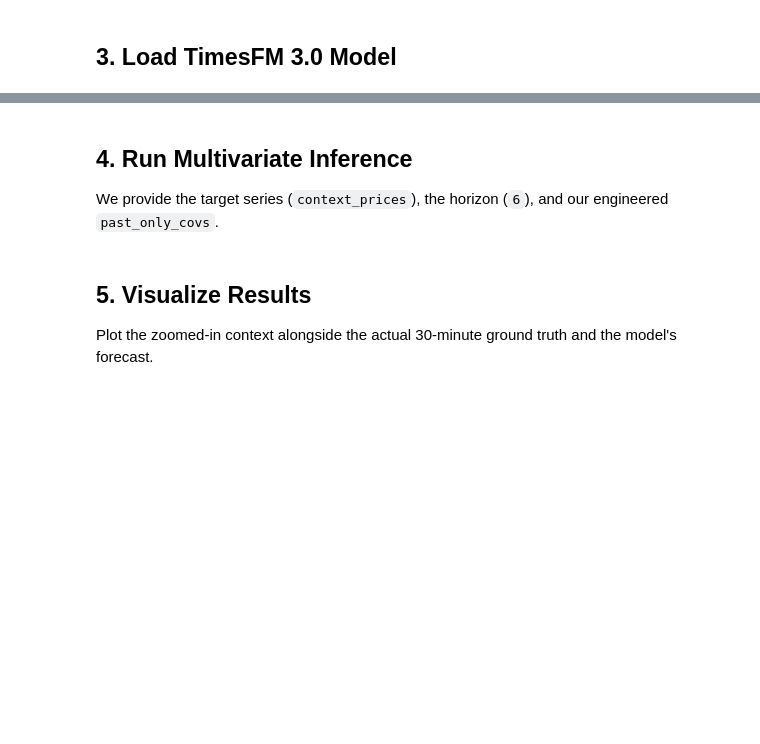
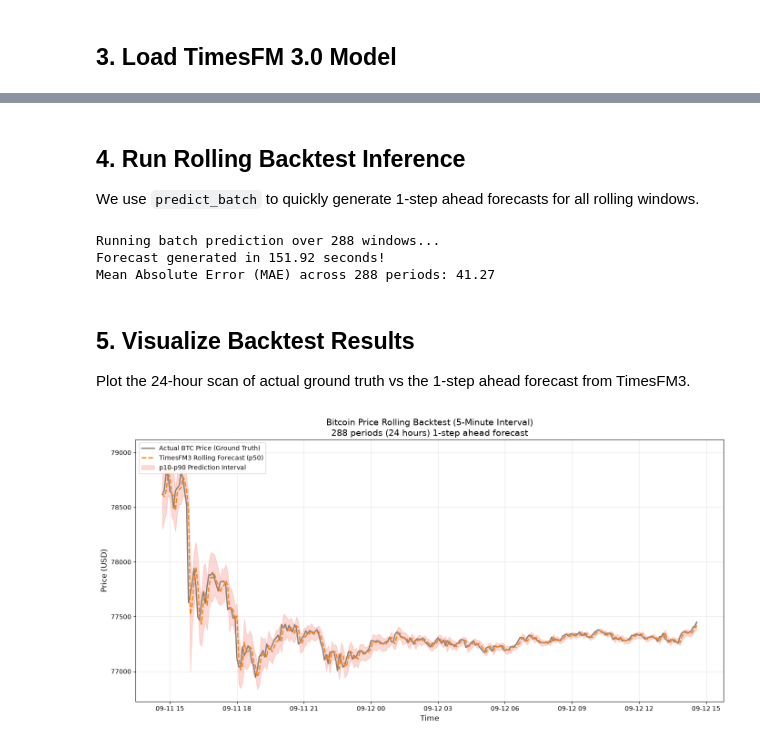
Before and after one commit to dskim10/timesfm, a Jupyter notebook: timesfm3-usage/notebooks/bitcoin_prediction_advanced_timesfm3.ipynb, the cells around one changed output, grey strips where cells are left out. Saved outputs shown, nothing was run; the diff lists cells and outputs as text; code cells hidden in the pictures; blank space fills up the shorter version.

Commit message:
feat: add rolling backtest workflow and fix index handling in bitcoin prediction notebook

```diff
--- a/timesfm3-usage/notebooks/bitcoin_prediction_advanced_timesfm3.ipynb
+++ b/timesfm3-usage/notebooks/bitcoin_prediction_advanced_timesfm3.ipynb
@@ -89,3 +118,0 @@ print(f"TimesFM3 loaded on device: {forecaster.device}")
-# %% [markdown]
-## 4. Run Multivariate Inference
-We provide the target series (`context_prices`), the horizon (`6`), and our engineered `past_only_covs`.
@@ -106,35 +119,57 @@ print(f"Mean Absolute Error (MAE): {mae:.2f}")
+# %% [markdown]
+## 4. Run Rolling Backtest Inference
+We use `predict_batch` to quickly generate 1-step ahead forecasts for all rolling windows.
+# %%
+import time
+
+print(f"Running batch prediction over {eval_len} windows...")
+t0 = time.time()
+results = list(forecaster.predict_batch(
+    contexts=contexts,
+    horizon=horizon_len,
+    past_only_covariates=covariates,
+    return_quantiles=True,
+))
+t1 = time.time()
+print(f"Forecast generated in {t1-t0:.2f} seconds!")
+
+point_forecasts = np.array([res.forecast[0] for res in results])
+p10_forecasts = np.array([res.quantiles[0, 0] if res.quantiles is not None else np.nan for res in results])
+p90_forecasts = np.array([res.quantiles[0, -1] if res.quantiles is not None else np.nan for res in results])
+ground_truths = np.array(ground_truths)
+
+# Calculate Error (MAE)
+mae = np.mean(np.abs(point_forecasts - ground_truths))
+print(f"Mean Absolute Error (MAE) across {eval_len} periods: {mae:.2f}")
+# %% [output]
+Running batch prediction over 288 windows...
+Forecast generated in 151.92 seconds!
+Mean Absolute Error (MAE) across 288 periods: 41.27
 # %% [markdown]
-## 5. Visualize Results
-Plot the zoomed-in context alongside the actual 30-minute ground truth and the model's forecast.
+## 5. Visualize Backtest Results
+Plot the 24-hour scan of actual ground truth vs the 1-step ahead forecast from TimesFM3.
 # %%
 plt.figure(figsize=(14, 7))
 
-# For visualization, only show the last 60 context points to clearly see the horizon
-vis_len = 60
+plt.plot(eval_dates, ground_truths, label="Actual BTC Price (Ground Truth)", color="gray", linewidth=2.0)
+plt.plot(eval_dates, point_forecasts, label="TimesFM3 Rolling Forecast (p50)", color="#ff7f0e", linestyle="--", linewidth=2.0)
 
-plt.plot(context_dates[-vis_len:], context_prices[-vis_len:], label="Context (Last 60 periods)", color="black", linewidth=1.5)
-
-# Plot the 30 minutes (6 periods) of actual ground truth
-plt.plot(gt_dates, ground_truth, label="Actual BTC Price (Ground Truth)", color="gray", linestyle="--", linewidth=2.0)
-
-# Plot the forecast median (point forecast)
-plt.plot(gt_dates, torch_out.forecast, label="TimesFM3 Forecast (p50)", color="#ff7f0e", linewidth=2.5)
-
-# Plot uncertainty intervals
-if torch_out.quantiles is not None:
+if not np.isnan(p10_forecasts).all():
     plt.fill_between(
-        gt_dates,
-        torch_out.quantiles[:, 0],   # usually p10
-        torch_out.quantiles[:, -1],  # usually p90
+        eval_dates,
+        p10_forecasts,
+        p90_forecasts,
         color="salmon",
         alpha=0.3,
         label="p10-p90 Prediction Interval",
     )
 
-plt.title(f"Bitcoin Price Advanced Forecast (5-Minute Interval)\nHorizon = {horizon_len} periods, Context = {context_len} periods", fontsize=14)
+plt.title(f"Bitcoin Price Rolling Backtest (5-Minute Interval)\n{eval_len} periods (24 hours) 1-step ahead forecast", fontsize=14)
 plt.ylabel("Price (USD)", fontsize=12)
 plt.xlabel("Time", fontsize=12)
 plt.legend(loc="upper left")
 plt.grid(True, alpha=0.3)
 plt.tight_layout()
 plt.show()
+# %% [output]
+[figure, added]
```
Also changed, not shown: parts of 6 cells of this notebook, 5 other files.
